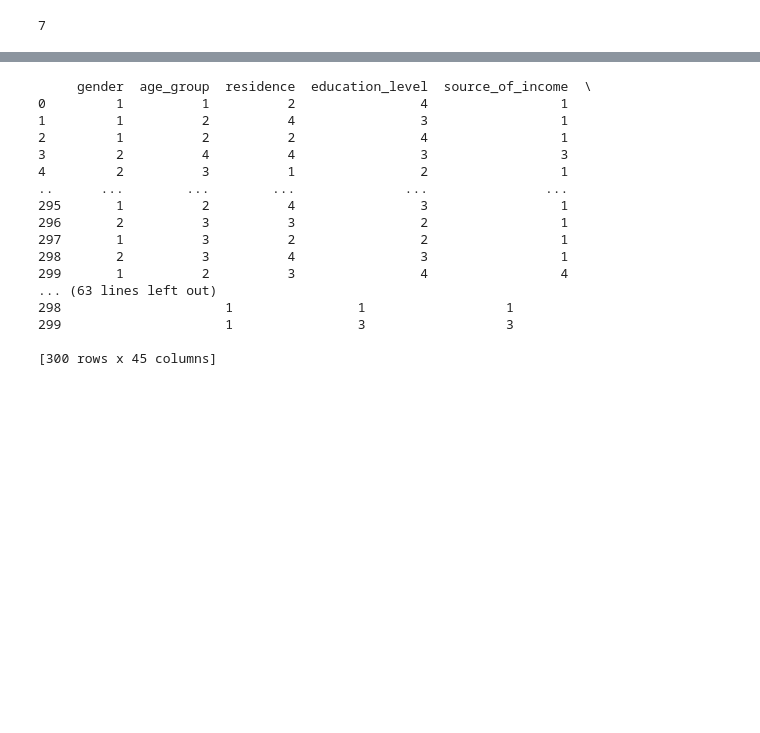
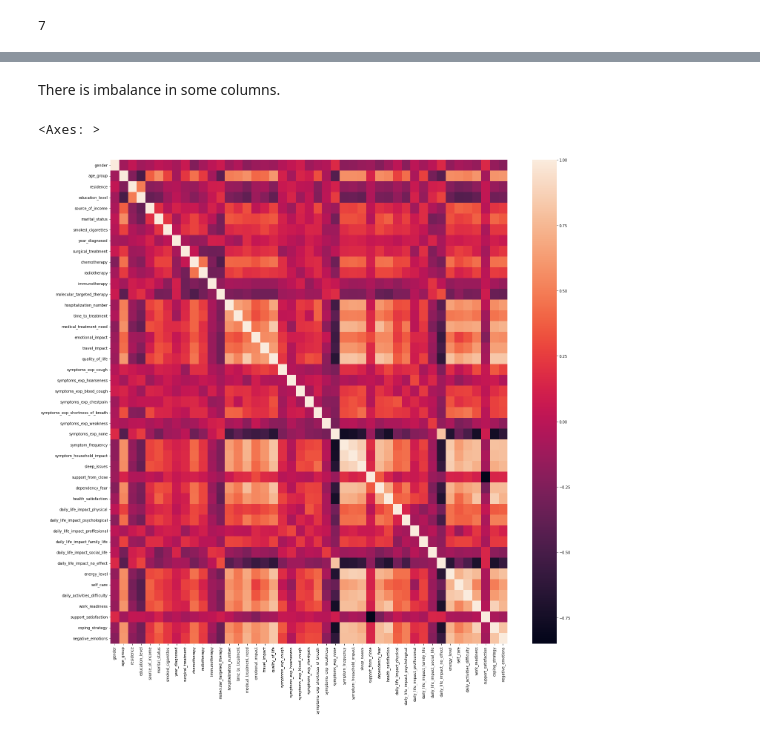
Before and after one commit to Harris-dev26/Data_mining, a Jupyter notebook: Project_file.ipynb, the cells around one changed output, grey strips where cells are left out. Drawn from its saved outputs; the diff is of its cells as text; code cells hidden in the pictures; blank space fills up the shorter version.

```diff
--- a/Project_file.ipynb
+++ b/Project_file.ipynb
@@ -211,20 +209,9 @@ No Imbalance in the dataset
-# %%
-print(df)
-# %% [output]
-     gender  age_group  residence  education_level  source_of_income  \
-0         1          1          2                4                 1
-1         1          2          4                3                 1
-2         1          2          2                4                 1
-3         2          4          4                3                 3
-4         2          3          1                2                 1
-..      ...        ...        ...              ...               ...
-295       1          2          4                3                 1
-296       2          3          3                2                 1
-297       1          3          2                2                 1
-298       2          3          4                3                 1
-299       1          2          3                4                 4
-... (63 lines left out)
-298                     1                1                  1
-299                     1                3                  3
-
-[300 rows x 45 columns]
+# %% [markdown]
+There is imbalance in some  columns.
+# %%
+import seaborn as sns
+plt.figure(figsize=(24,24))
+sns.heatmap(df.corr())
+# %% [output]
+<Axes: >
+[figure, added]
```
Also changed, not shown: parts of 2 cells of this notebook, 2 other files.
